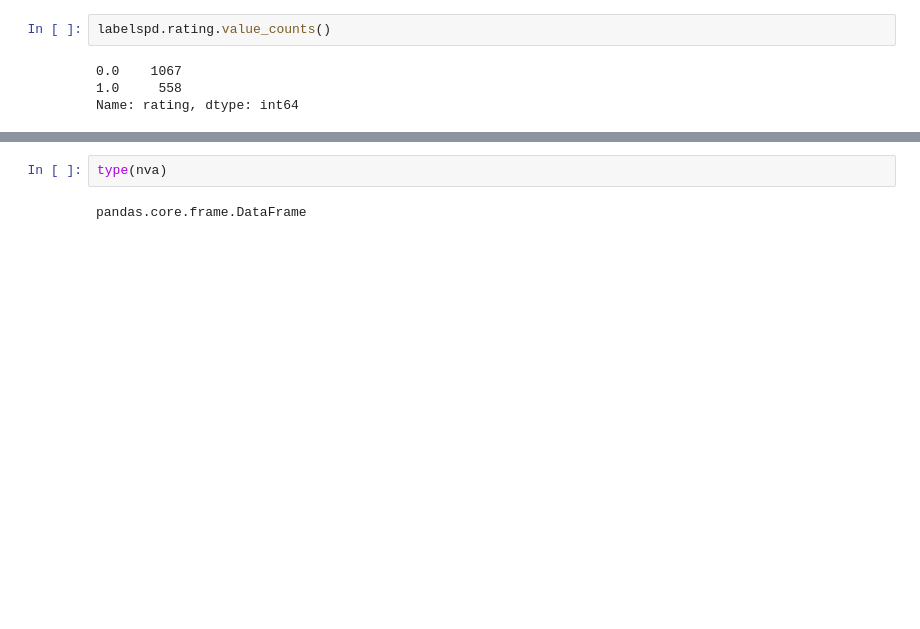
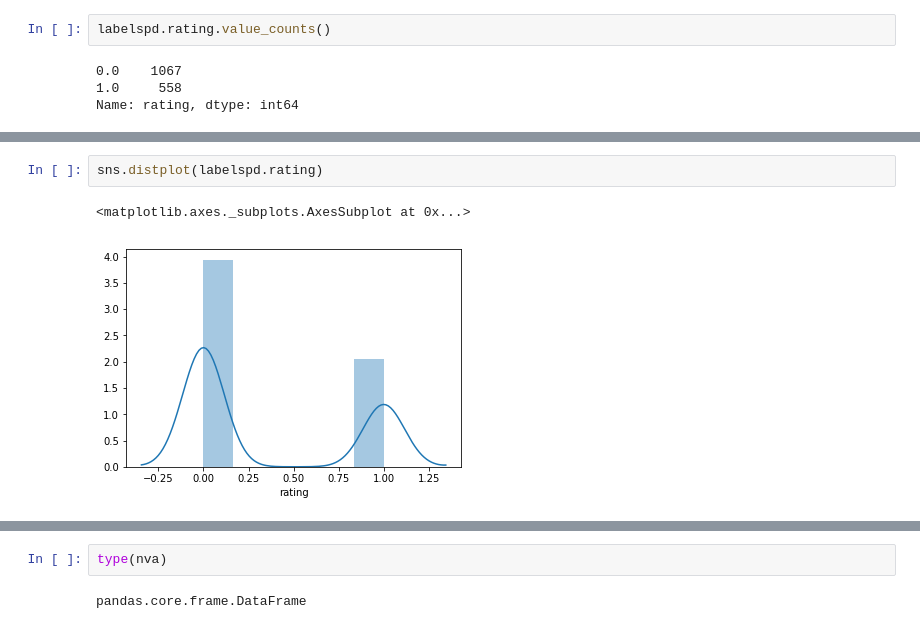
Before and after one commit to hamiltonchangcodes/project_yelp_analysis, a Jupyter notebook: NLP for Vader.ipynb, the cells around one changed output, grey strips where cells are left out. Cells and saved outputs as stored; diff of their text form; blank space fills up the shorter version.

```diff
--- a/NLP for Vader.ipynb
+++ b/NLP for Vader.ipynb
@@ -360,0 +387,5 @@ Name: price, dtype: int64
+# %%
+sns.distplot(labelspd.rating)
+# %% [output]
+<matplotlib.axes._subplots.AxesSubplot at 0x...>
+[figure, added]
```
Also changed, not shown: parts of 62 cells of this notebook, 2 other files.
